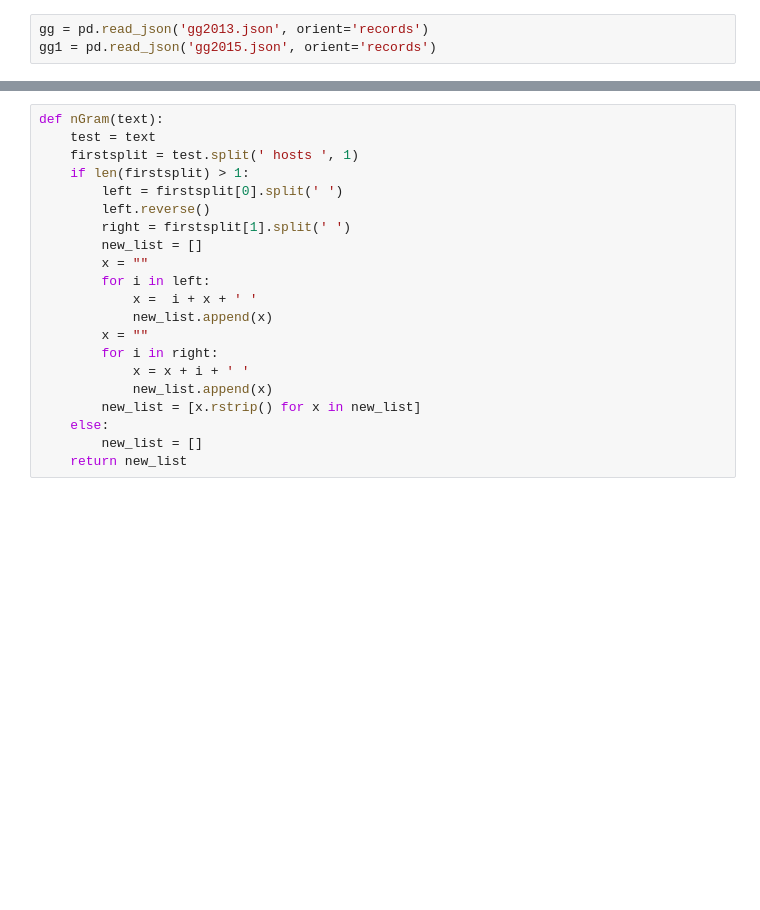
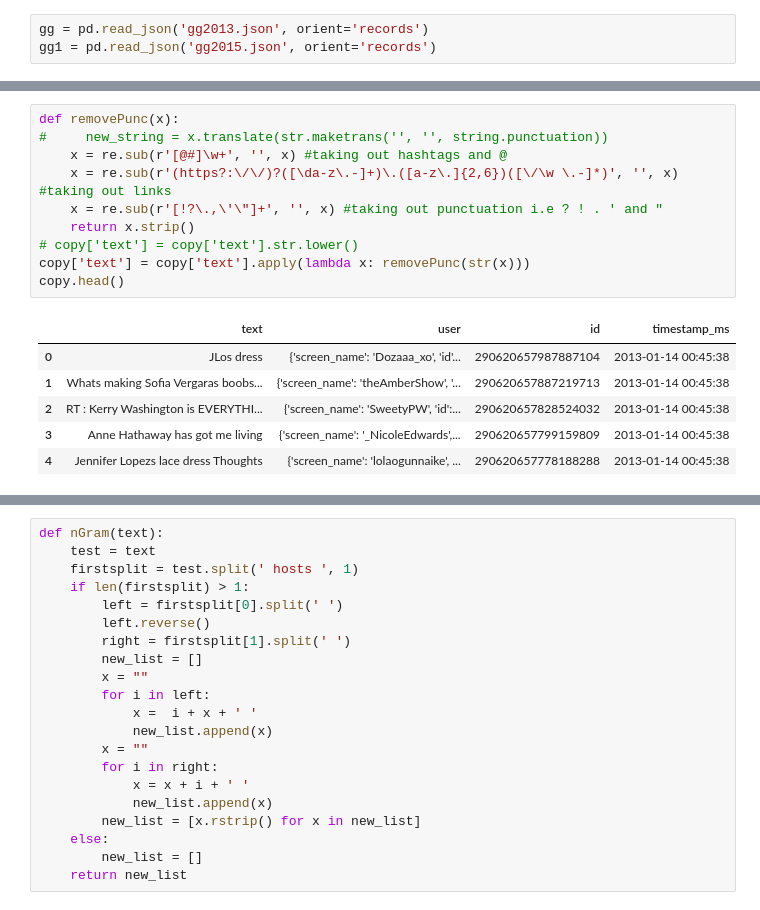
Before and after one commit to iamalanxue/CS337, a Jupyter notebook: project1.ipynb, the cells around one changed output, grey strips where cells are left out. Drawn from its saved outputs; the diff is of its cells as text; blank space fills up the shorter version.

```diff
--- a/project1.ipynb
+++ b/project1.ipynb
@@ -34,0 +27,17 @@ gg.head()
+# %%
+def removePunc(x):
+#     new_string = x.translate(str.maketrans('', '', string.punctuation))
+    x = re.sub(r'[@#]\w+', '', x) #taking out hashtags and @
+    x = re.sub(r'(https?:\/\/)?([\da-z\.-]+)\.([a-z\.]{2,6})([\/\w \.-]*)', '', x) #taking out links
+    x = re.sub(r'[!?\.,\'\"]+', '', x) #taking out punctuation i.e ? ! . ' and "
+    return x.strip()
+# copy['text'] = copy['text'].str.lower()
+copy['text'] = copy['text'].apply(lambda x: removePunc(str(x)))
+copy.head()
+# %% [output]
+|  | text | user | id | timestamp_ms |
+| 0 | JLos dress | {'screen_name': 'Dozaaa_xo', 'id'... | 290620657987887104 | 2013-01-14 00:45:38 |
+| 1 | Whats making Sofia Vergaras boobs... | {'screen_name': 'theAmberShow', '... | 290620657887219713 | 2013-01-14 00:45:38 |
+| 2 | RT : Kerry Washington is EVERYTHI... | {'screen_name': 'SweetyPW', 'id':... | 290620657828524032 | 2013-01-14 00:45:38 |
+| 3 | Anne Hathaway has got me living | {'screen_name': '_NicoleEdwards',... | 290620657799159809 | 2013-01-14 00:45:38 |
+| 4 | Jennifer Lopezs lace dress Thoughts | {'screen_name': 'lolaogunnaike', ... | 290620657778188288 | 2013-01-14 00:45:38 |
```
Also changed, not shown: parts of 13 cells of this notebook, 1 other file.
